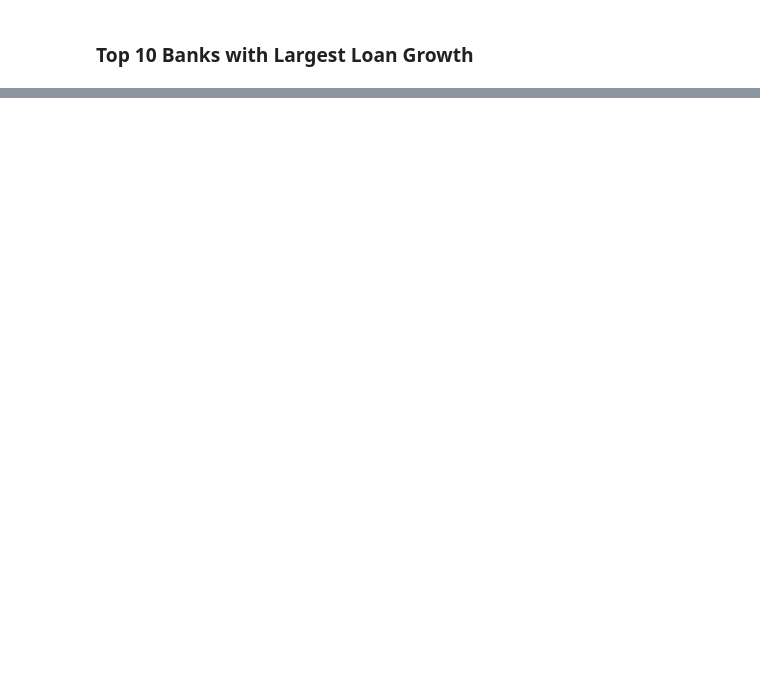
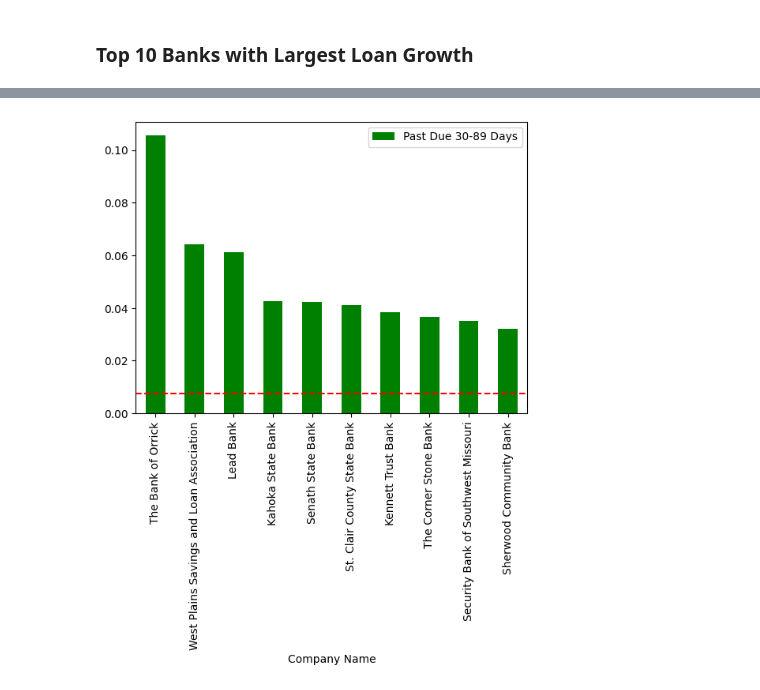
Before and after one commit to chelsbrammer/loan-losses-analysis, a Jupyter notebook: loan_analysis.ipynb, the cells around one changed output, grey strips where cells are left out. Cells and saved outputs as stored; diff of their text form; code cells hidden in the pictures; blank space fills up the shorter version.

```diff
--- a/loan_analysis.ipynb
+++ b/loan_analysis.ipynb
@@ -78,0 +119,8 @@ new_df.nlargest(n=10, columns=['Past Due 30-89 Days'])
+# %%
+top10pds = new_df.nlargest(n=10, columns='Past Due 30-89 Days')
+
+top10pds.plot(kind='bar', x='Company Name', y='Past Due 30-89 Days', color='green')
+plt.axhline(y=0.0077, color='r', linestyle='--')
+plt.show()
+# %% [output]
+[figure, added]
```
Also changed, not shown: parts of 21 cells of this notebook, 1 other file.
